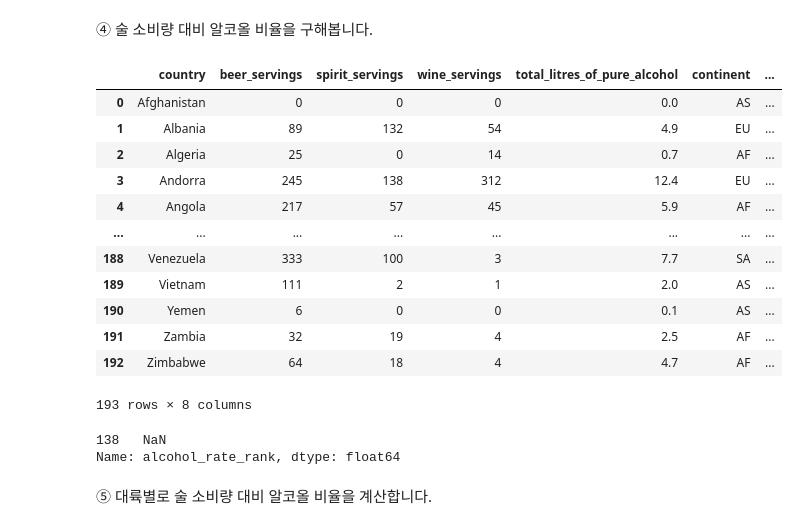
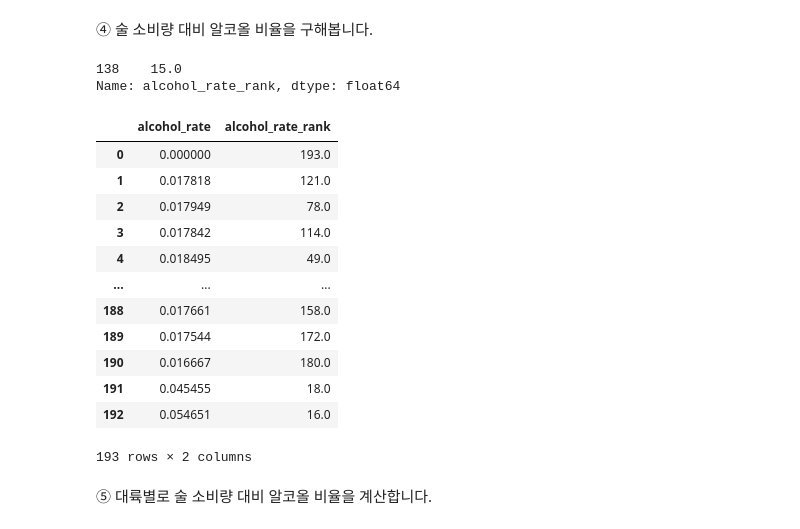
Before and after one commit to pimang62/data-science, a Jupyter notebook: ex1.3_drinks.ipynb, the cells around one changed output. Drawn from its saved outputs; the diff is of its cells as text; code cells hidden in the pictures.

```diff
--- a/ex1.3_drinks.ipynb
+++ b/ex1.3_drinks.ipynb
@@ -138,31 +138,34 @@ the_best_spirit['country']
 ④ 술 소비량 대비 알코올 비율을 구해봅니다.
 # %%
 # 술 소비량 대비 알코올 비율 구하기
-drinks['alcohol_rate'] = drinks['total_litres_of_pure_alcohol'] / drinks['total_servings']
+drinks['alcohol_rate'] = drinks['total_litres_of_pure_alcohol'] / drinks['total_servings']    # object 임 !!
 drinks['alcohol_rate'] = drinks['alcohol_rate'].fillna('0')
-drinks
+# drinks['alcohol_rate'].astype('float') 안 됨!
+drinks['alcohol_rate'] = drinks['alcohol_rate'].apply(lambda x: float(x))    # 형 변환을 시켜주어야 함
+
+## 술 소비량 대비 알콜 비율 : 전체 순위 중 한국의 순위를 구합니다.
+drinks['alcohol_rate_rank'] = drinks['alcohol_rate'].rank(method = 'max', ascending=False)
+drinks['alcohol_rate_rank'] = drinks['alcohol_rate_rank'].apply(np.floor)
+drinks.loc[drinks['country'] == "South Korea"].alcohol_rate_rank
 # %% [output]
-|  | country | beer_servings | spirit_servings | wine_servings | total_litres_of_pure_alcohol | continent | ... |
-| 0 | Afghanistan | 0 | 0 | 0 | 0.0 | AS | ... |
-| 1 | Albania | 89 | 132 | 54 | 4.9 | EU | ... |
-| 2 | Algeria | 25 | 0 | 14 | 0.7 | AF | ... |
-| 3 | Andorra | 245 | 138 | 312 | 12.4 | EU | ... |
-| 4 | Angola | 217 | 57 | 45 | 5.9 | AF | ... |
-| ... | ... | ... | ... | ... | ... | ... | ... |
-| 188 | Venezuela | 333 | 100 | 3 | 7.7 | SA | ... |
-| 189 | Vietnam | 111 | 2 | 1 | 2.0 | AS | ... |
-| 190 | Yemen | 6 | 0 | 0 | 0.1 | AS | ... |
-| 191 | Zambia | 32 | 19 | 4 | 2.5 | AF | ... |
-| 192 | Zimbabwe | 64 | 18 | 4 | 4.7 | AF | ... |
-193 rows × 8 columns
+138    15.0
+Name: alcohol_rate_rank, dtype: float64
 # %%
-## 술 소비량 대비 알콜 비율 : 전체 순위 중 한국의 순위를 구합니다.
-drinks['alcohol_rate_rank'] = drinks['alcohol_rate'].rank(ascending=False)
-drinks['alcohol_rate_rank'] = drinks['alcohol_rate_rank'].apply(np.floor)
-drinks.loc[drinks['country'] == 'South Korea'].alcohol_rate_rank
+drinks[['alcohol_rate', 'alcohol_rate_rank']]
 # %% [output]
+|  | alcohol_rate | alcohol_rate_rank |
+| 0 | 0.000000 | 193.0 |
+| 1 | 0.017818 | 121.0 |
+| 2 | 0.017949 | 78.0 |
+| 3 | 0.017842 | 114.0 |
+| 4 | 0.018495 | 49.0 |
+| ... | ... | ... |
+| 188 | 0.017661 | 158.0 |
+| 189 | 0.017544 | 172.0 |
+| 190 | 0.016667 | 180.0 |
+| 191 | 0.045455 | 18.0 |
+| 192 | 0.054651 | 16.0 |
-138   NaN
-Name: alcohol_rate_rank, dtype: float64
+193 rows × 2 columns
 # %% [markdown]
 ⑤ 대륙별로 술 소비량 대비 알코올 비율을 계산합니다.
 # %%
```
Also changed, not shown: parts of 2 cells of this notebook.
